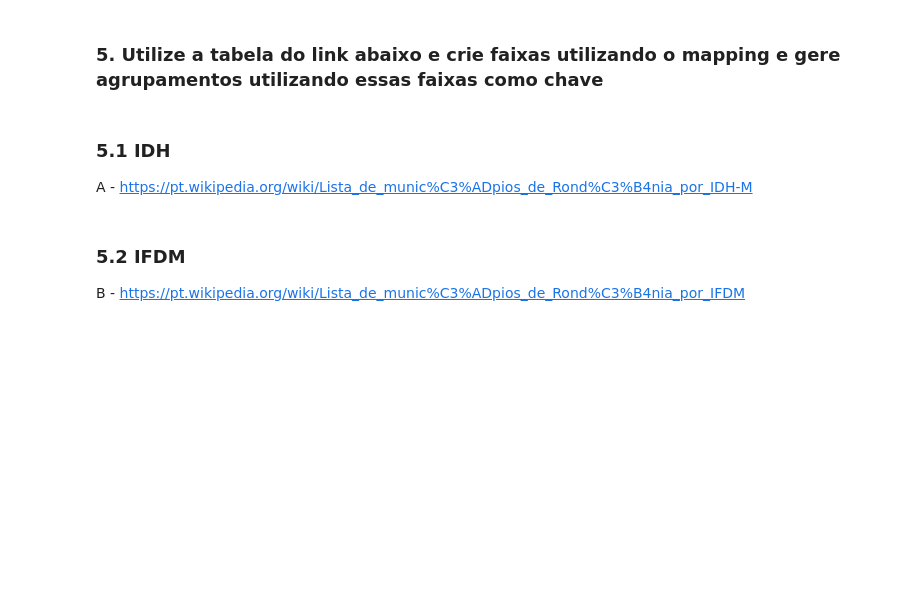
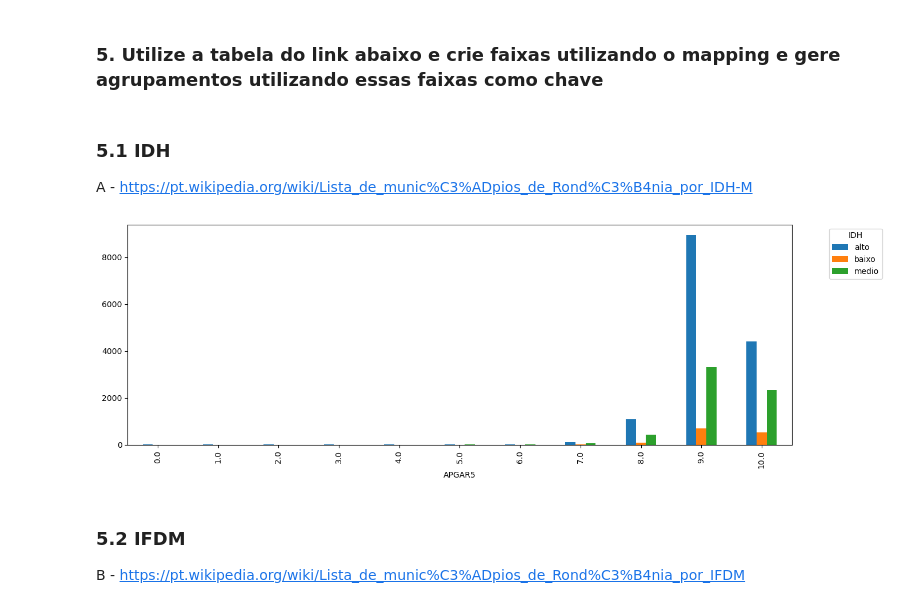
Before and after one commit to rovedajr/ebac-modulo-09-02, a Jupyter notebook: Mod9Tarefa2.ipynb, the cells around one changed output. Saved outputs shown, nothing was run; the diff lists cells and outputs as text; code cells hidden in the pictures; blank space fills up the shorter version.

```diff
--- a/Mod9Tarefa2.ipynb
+++ b/Mod9Tarefa2.ipynb
@@ -255,6 +257,12 @@ idh = {
     "Nova Mamoré": "baixo",
     "Vale do Anari": "baixo"
       }
+# %%
+sinasc_plot_2 = sinasc_raw[['munResNome', 'IDADEMAE', 'APGAR5']].set_index('munResNome').copy()
+sinasc_plot_2.groupby([ 'APGAR5', idh])['APGAR5'].count().unstack().plot(figsize=[15,5], kind='bar')
+plt.legend(title='IDH', bbox_to_anchor=(1.05, 1), loc='upper left');
+# %% [output]
+[figure, added]
 # %% [markdown]
 ### 5.2 IFDM
 B - https://pt.wikipedia.org/wiki/Lista_de_munic%C3%ADpios_de_Rond%C3%B4nia_por_IFDM
```
Also changed, not shown: parts of 7 cells of this notebook, 1 other file.
